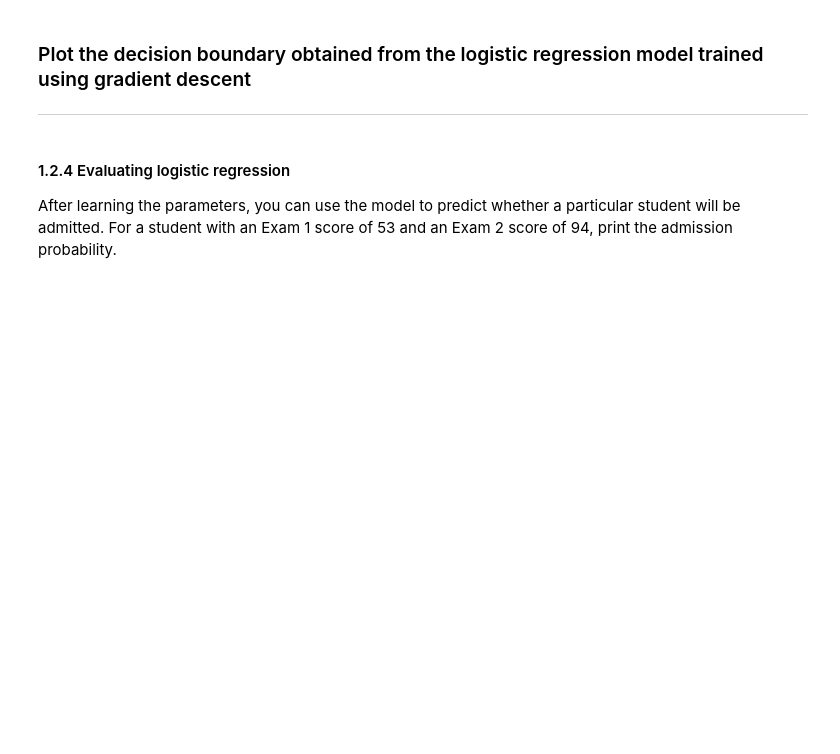
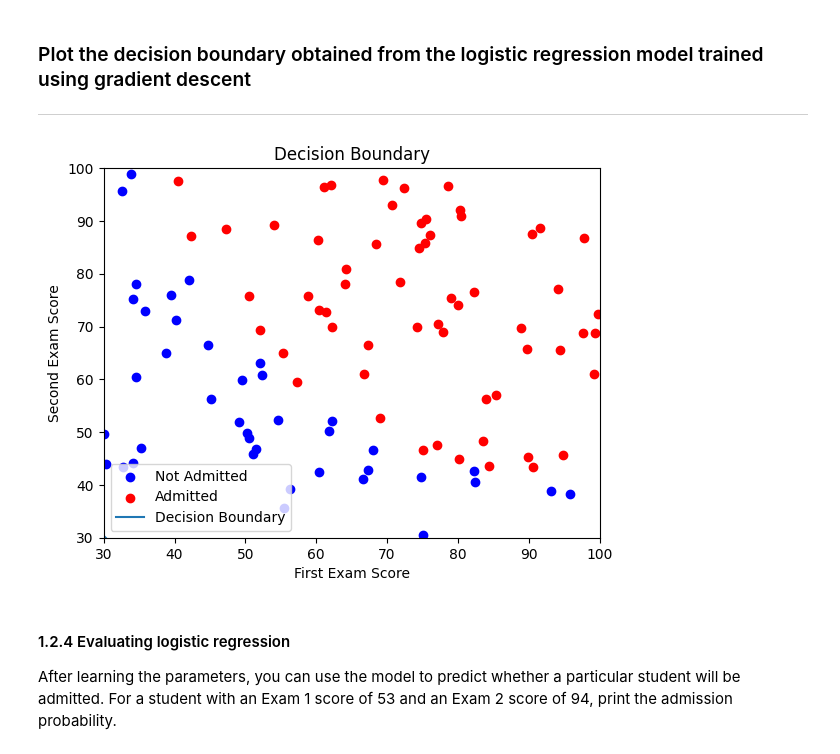
Before and after one commit to Toms752384/MML-Exercises, a Jupyter notebook: Exercise_3_Logistic_Regression.ipynb, the cells around one changed output. Drawn from its saved outputs; the diff is of its cells as text; code cells hidden in the pictures; blank space fills up the shorter version.

```diff
--- a/Exercise_3_Logistic_Regression.ipynb
+++ b/Exercise_3_Logistic_Regression.ipynb
@@ -264,6 +264,26 @@ Optimized Cost value is: 2.8817
 ### Plot the decision boundary obtained from the logistic regression model trained using gradient descent
 
 ---
+# %%
+plt.figure()
+plt.scatter(class_0["First_Exam"], class_0["Second_Exam"], color='blue', label='Not Admitted')
+plt.scatter(class_1["First_Exam"], class_1["Second_Exam"], color='red', label='Admitted')
+
+x_values = np.array([30, 100])   # Match exam score range
+y_values = -(theta_optimized[0] + theta_optimized[1] * x_values) / theta_optimized[2]
+
+plt.plot(x_values, y_values, label='Decision Boundary')
+
+plt.xlim(30, 100)
+plt.ylim(30, 100)
+
+plt.xlabel('First Exam Score')
+plt.ylabel('Second Exam Score')
+plt.legend()
+plt.title('Decision Boundary')
+plt.show()
+# %% [output]
+[figure, added]
 # %% [markdown]
 #### 1.2.4 Evaluating logistic regression
 
```
Also changed, not shown: parts of 3 cells of this notebook.
